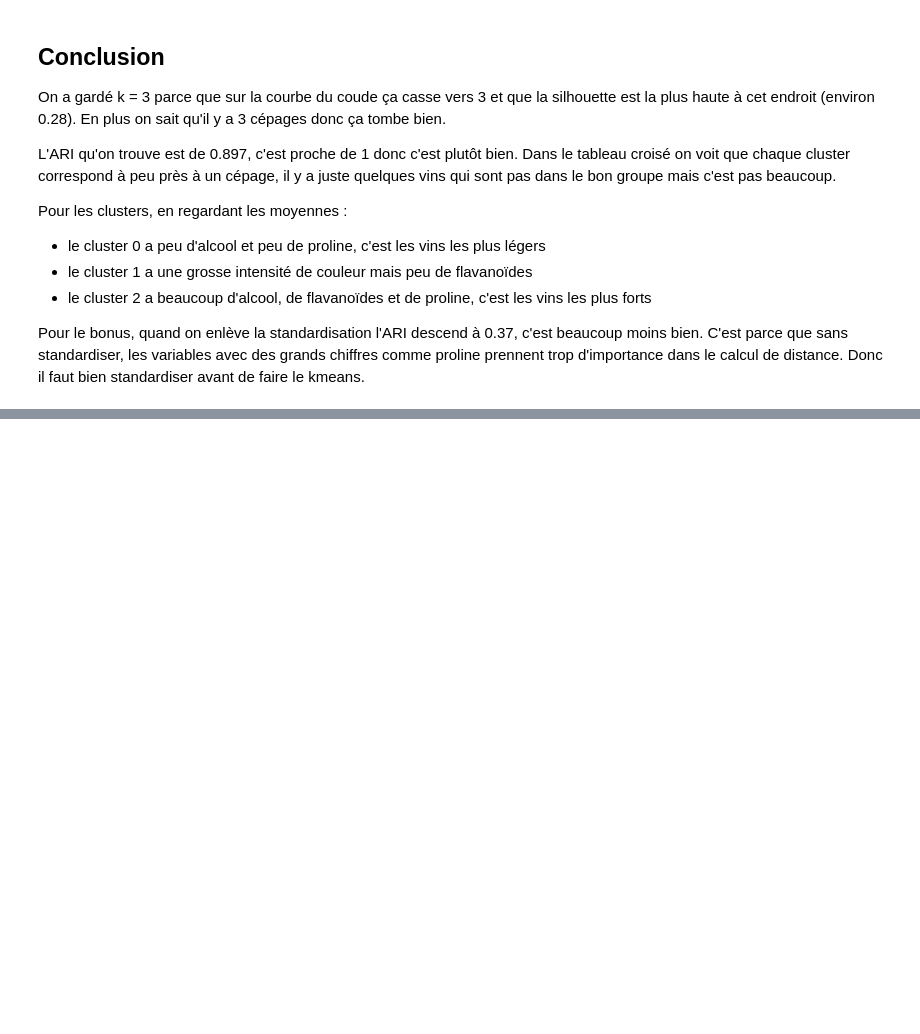
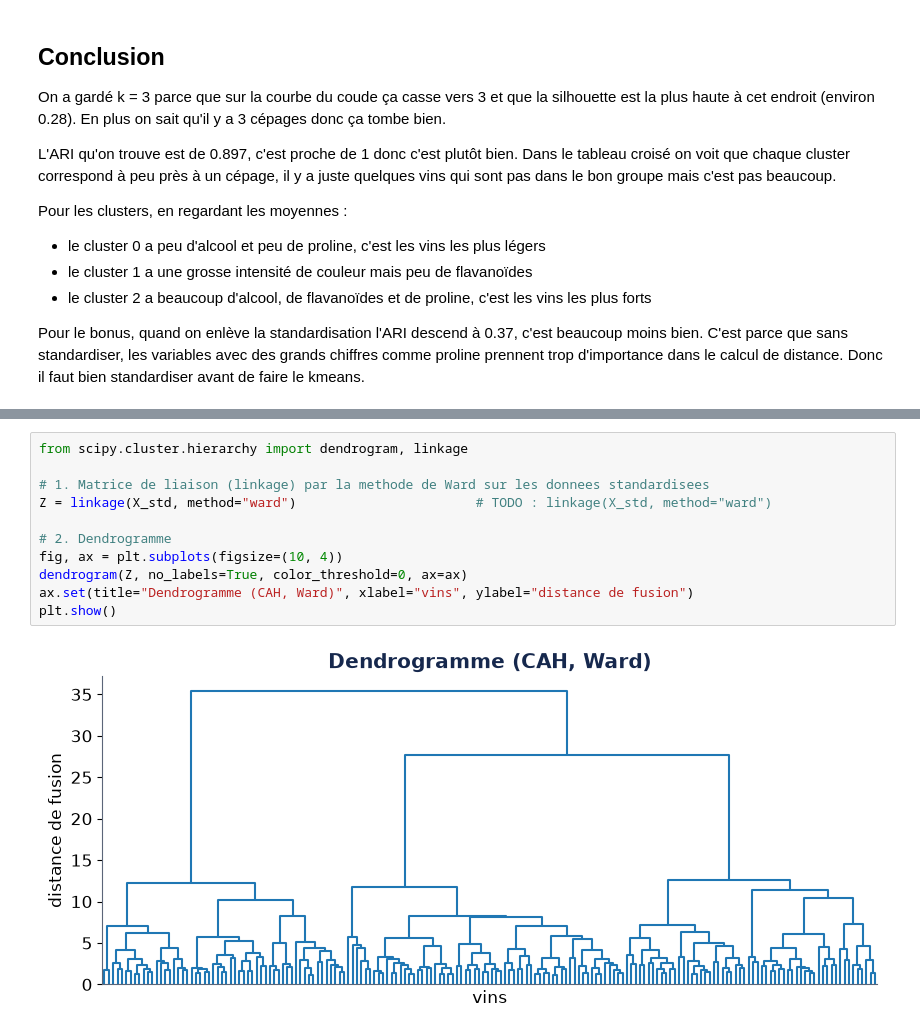
Before and after one commit to Kaazhar/ML_2ESGI, a Jupyter notebook: TP1_kmeans_acp_.ipynb, the cells around one changed output, grey strips where cells are left out. Drawn from its saved outputs; the diff is of its cells as text; blank space fills up the shorter version.

```diff
--- a/TP1_kmeans_acp_.ipynb
+++ b/TP1_kmeans_acp_.ipynb
@@ -196,0 +214,13 @@ Pour le bonus, quand on enlève la standardisation l'ARI descend à 0.37, c'est
+# %%
+from scipy.cluster.hierarchy import dendrogram, linkage
+
+# 1. Matrice de liaison (linkage) par la methode de Ward sur les donnees standardisees
+Z = linkage(X_std, method="ward")                       # TODO : linkage(X_std, method="ward")
+
+# 2. Dendrogramme
+fig, ax = plt.subplots(figsize=(10, 4))
+dendrogram(Z, no_labels=True, color_threshold=0, ax=ax)
+ax.set(title="Dendrogramme (CAH, Ward)", xlabel="vins", ylabel="distance de fusion")
+plt.show()
+# %% [output]
+[figure, added]
```
Also changed, not shown: parts of 2 cells of this notebook.
